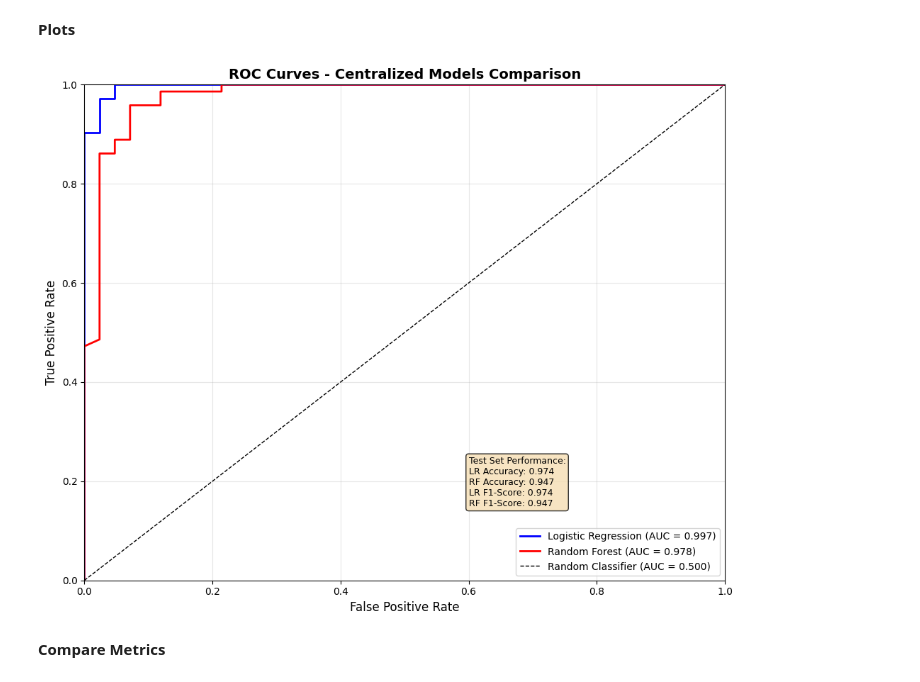
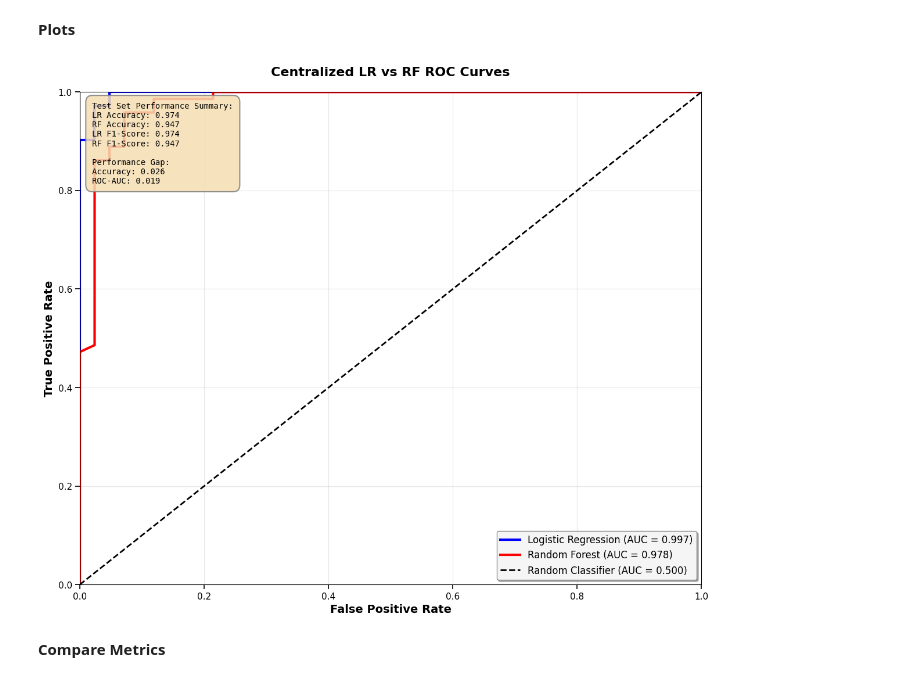
Before and after one commit to starbachi/Breast-Cancer-Wisconsin, a Jupyter notebook: notebooks/assignment4_federated_dp.ipynb, the cells around one changed output. Saved outputs shown, nothing was run; the diff lists cells and outputs as text; code cells hidden in the pictures.

```diff
--- a/notebooks/assignment4_federated_dp.ipynb
+++ b/notebooks/assignment4_federated_dp.ipynb
@@ -1039,46 +1104,65 @@ plt.show()
 **Plots**
 # %%
 # ROC curves
-fig, ax = plt.subplots(figsize=(10, 8))
+fig, ax = plt.subplots(figsize=(12, 10))
 
 # LR ROC
 fpr_lr, tpr_lr, _ = roc_curve(y_test_final, y_test_proba_lr[:, 1])
-ax.plot(fpr_lr, tpr_lr, linewidth=2, label=f'Logistic Regression (AUC = {lr_metrics["roc_auc"]:.3f})', color='blue')
+ax.plot(fpr_lr, tpr_lr, linewidth=3, label=f'Logistic Regression (AUC = {lr_metrics["roc_auc"]:.3f})', color='blue')
 
 # RF ROC
 fpr_rf, tpr_rf, _ = roc_curve(y_test_final, y_test_proba_rf[:, 1])
-ax.plot(fpr_rf, tpr_rf, linewidth=2, label=f'Random Forest (AUC = {rf_metrics["roc_auc"]:.3f})', color='red')
+ax.plot(fpr_rf, tpr_rf, linewidth=3, label=f'Random Forest (AUC = {rf_metrics["roc_auc"]:.3f})', color='red')
 
 # Diagonal line (random classifier)
-ax.plot([0, 1], [0, 1], 'k--', linewidth=1, label='Random Classifier (AUC = 0.500)')
+ax.plot([0, 1], [0, 1], 'k--', linewidth=2, label='Random Classifier (AUC = 0.500)')
 
 # Formatting
-ax.set_xlabel('False Positive Rate', fontsize=12)
-ax.set_ylabel('True Positive Rate', fontsize=12)
-ax.set_title('ROC Curves - Centralized Models Comparison', fontsize=14, fontweight='bold')
-ax.legend(fontsize=10)
-ax.grid(True, alpha=0.3)
+title_fontsize = 16
+label_fontsize = 14
+legend_fontsize = 12
+tick_fontsize = 11
+
+ax.set_xlabel('False Positive Rate', fontsize=label_fontsize, fontweight='bold')
+ax.set_ylabel('True Positive Rate', fontsize=label_fontsize, fontweight='bold')
+ax.set_title('Centralized LR vs RF ROC Curves', fontsize=title_fontsize, fontweight='bold', pad=20)
+
+# Legend
+legend = ax.legend(fontsize=legend_fontsize, loc='lower right',
+                   frameon=True, fancybox=True, shadow=True, framealpha=0.9)
+legend.get_frame().set_facecolor('white')
+legend.get_frame().set_edgecolor('gray')
+
+ax.grid(True, alpha=0.3, linewidth=0.8)
 ax.set_xlim([0, 1])     #type: ignore
 ax.set_ylim([0, 1])     #type: ignore
 
+# Tick formatting
+ax.tick_params(axis='both', which='major', labelsize=tick_fontsize, width=1.2, length=6)
+ax.tick_params(axis='both', which='minor', width=0.8, length=4)
+
 # Text box with key metrics
-textstr = f'''Test Set Performance:
+textstr = f'''Test Set Performance Summary:
 LR Accuracy: {lr_metrics["accuracy"]:.3f}
 RF Accuracy: {rf_metrics["accuracy"]:.3f}
 LR F1-Score: {lr_metrics["f1"]:.3f}
-RF F1-Score: {rf_metrics["f1"]:.3f}'''
+RF F1-Score: {rf_metrics["f1"]:.3f}
 
-props = dict(boxstyle='round', facecolor='wheat', alpha=0.8)
-ax.text(0.60, 0.25, textstr, transform=ax.transAxes, fontsize=9,
-        verticalalignment='top', bbox=props)
+Performance Gap:
+Accuracy: {abs(lr_metrics["accuracy"] - rf_metrics["accuracy"]):.3f}
+ROC-AUC: {abs(lr_metrics["roc_auc"] - rf_metrics["roc_auc"]):.3f}'''
 
-plt.tight_layout()
+props = dict(boxstyle='round,pad=0.8', facecolor='wheat', alpha=0.85, edgecolor='gray', linewidth=1.5)
+ax.text(0.02, 0.98, textstr, transform=ax.transAxes, fontsize=10,
+        verticalalignment='top', bbox=props, family='monospace')
+
+plt.tight_layout(pad=2.0)
 
 # Save ROC Curve Plot
 save_plot(fig, config['plots']['centralized_model']['centralized_lr_vs_rf_roc_curves'])
 plt.show()
 # %% [output]
-[figure, old version]
+[figure, new version]
 # %% [markdown]
 **Compare Metrics**
 # %%
```
Also changed, not shown: parts of 11 cells of this notebook, 3 other files.
